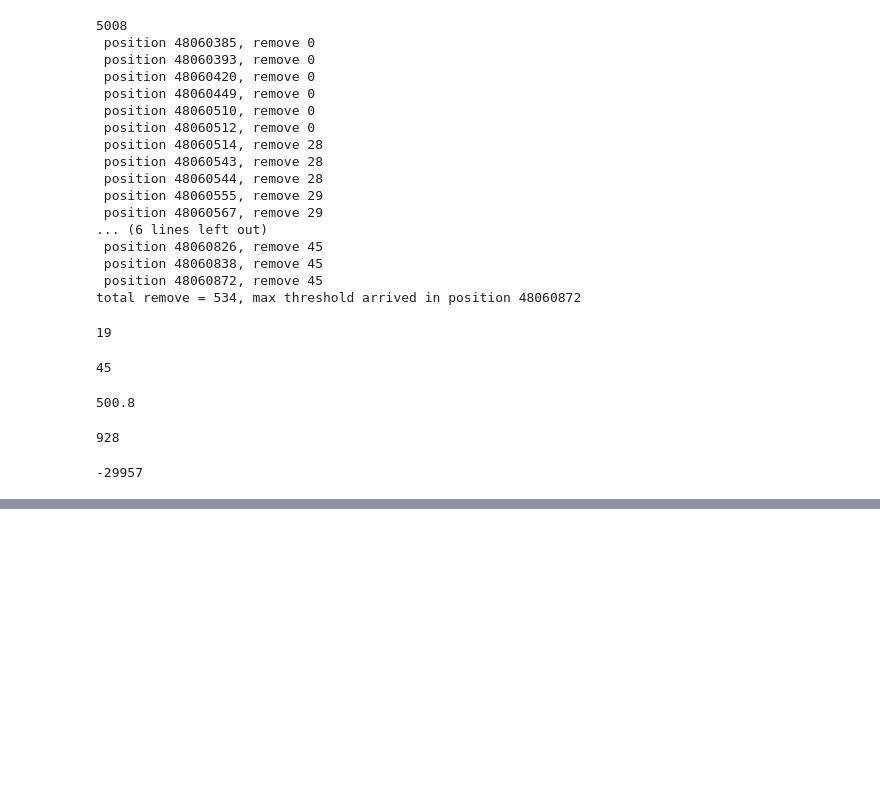
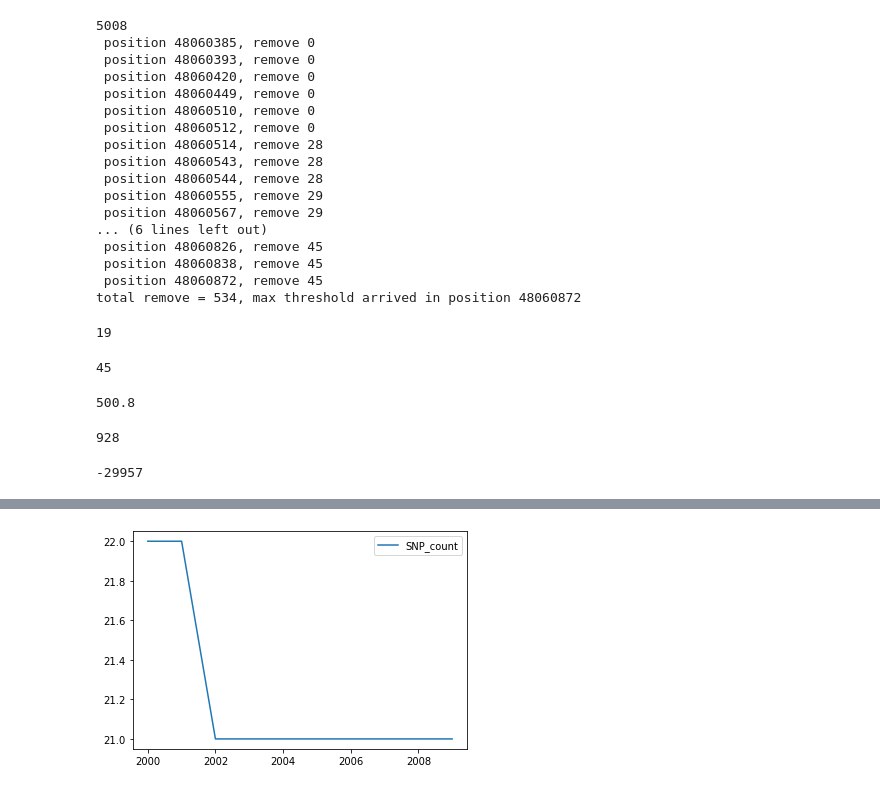
Before and after one commit to jhkcia/ancestral-recombination-finder, a Jupyter notebook: code/sliding_window.ipynb, the cells around one changed output, grey strips where cells are left out. Drawn from its saved outputs; the diff is of its cells as text; code cells hidden in the pictures; blank space fills up the shorter version.

```diff
--- a/code/sliding_window.ipynb
+++ b/code/sliding_window.ipynb
@@ -528,0 +548,22 @@ len(muts)
+# %%
+temp_x = []
+temp_y =[]
+for thr in range(2000, 2010):
+    ctr = 0
+    for col in vcf.columns:
+        count = vcf[col].sum()
+        if count > thr:
+            ctr+=1
+    # print(ctr)
+    temp_x.append(thr)
+    temp_y.append(ctr)
+# %%
+# importing package
+import matplotlib.pyplot as plt
+
+# plot lines
+plt.plot(temp_x, temp_y, label=f'SNP_count')
+plt.legend()
+plt.show()
+# %% [output]
+[figure, added]
```
Also changed, not shown: parts of 50 cells of this notebook, 2 other files.
